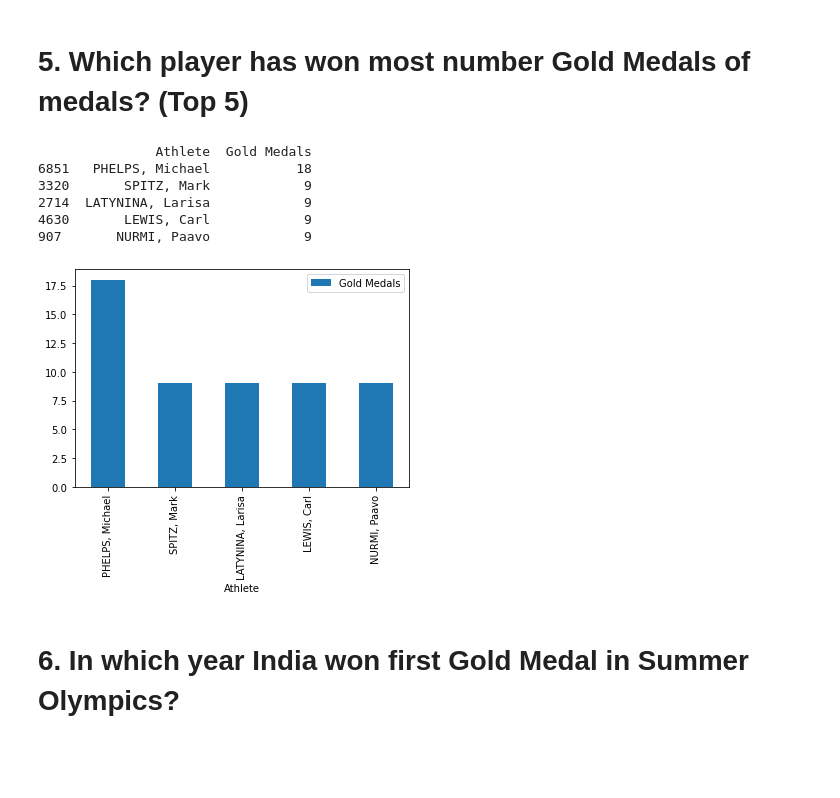
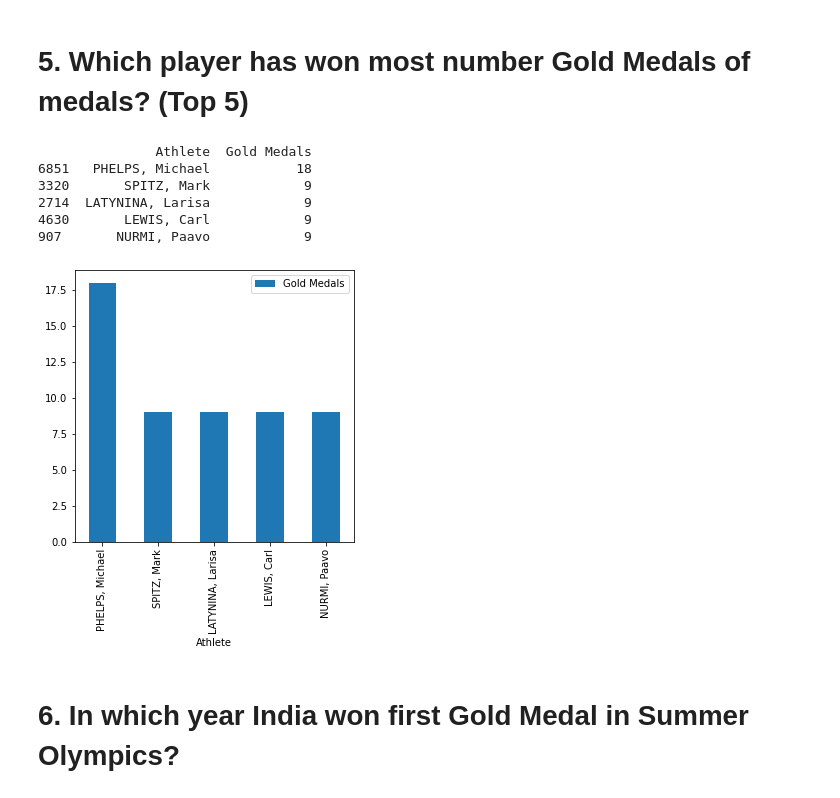
Before and after one commit to codebiswajit00/Summer-Analysis, a Jupyter notebook: Summer Analysis/Summer Analysis.ipynb, the cells around one changed output. Drawn from its saved outputs; the diff is of its cells as text; code cells hidden in the pictures; blank space fills up the shorter version.

```diff
--- a/Summer Analysis/Summer Analysis.ipynb
+++ b/Summer Analysis/Summer Analysis.ipynb
@@ -76,22 +76,22 @@ print(data)
 # %%
 r = df[df['Medal'] == 'Gold']
 data = []
 
 for ath in r['Athlete'].unique():
     data.append([ath, len(r[r['Athlete']  == ath])])
 
 data = pd.DataFrame(data, columns = ['Athlete','Gold Medals'])
 data = data.sort_values(by = 'Gold Medals', ascending = False).head()
-data.plot(x='Athlete',y='Gold Medals', kind = 'bar')
+data.plot(x='Athlete',y='Gold Medals', kind = 'bar',figsize=(5,5))
 print(data)
 # %% [output]
                Athlete  Gold Medals
 6851   PHELPS, Michael           18
 3320       SPITZ, Mark            9
 2714  LATYNINA, Larisa            9
 4630       LEWIS, Carl            9
 907       NURMI, Paavo            9
-[figure, old version]
+[figure, new version]
 # %% [markdown]
 # 6. In which year India won first Gold Medal in Summer Olympics?
 # %%
```
Also changed, not shown: parts of 6 cells of this notebook.
